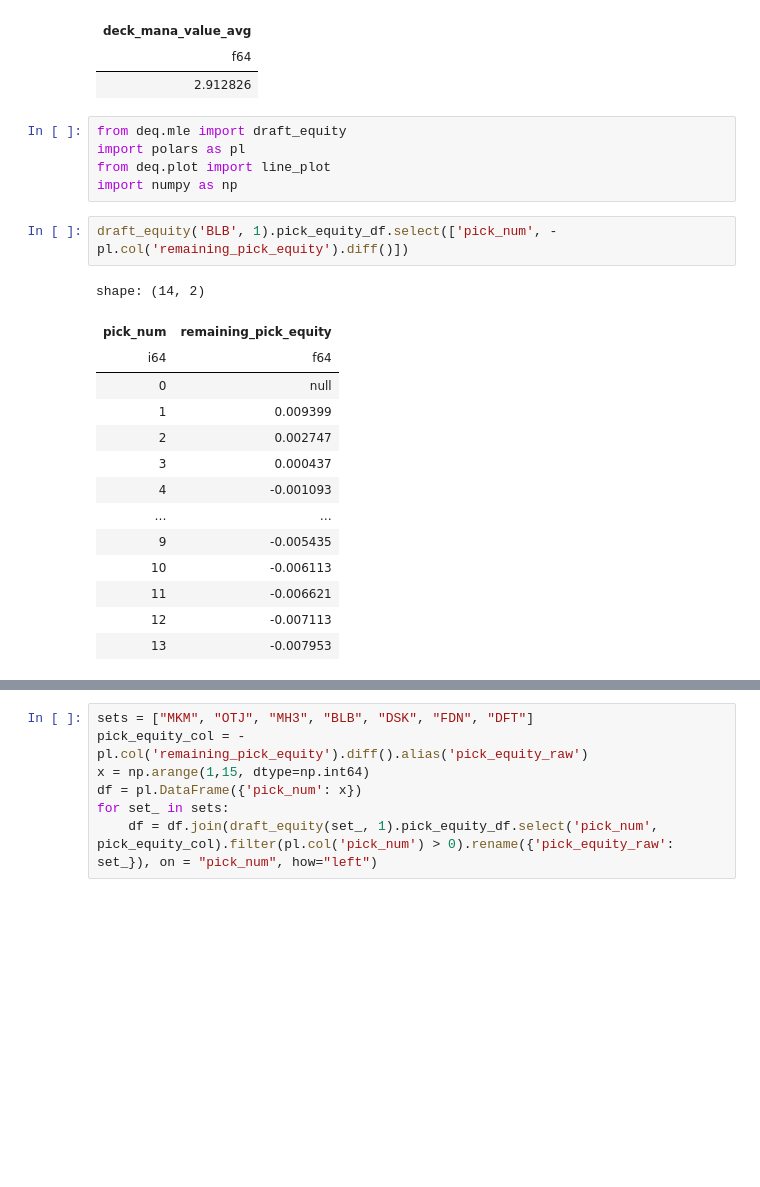
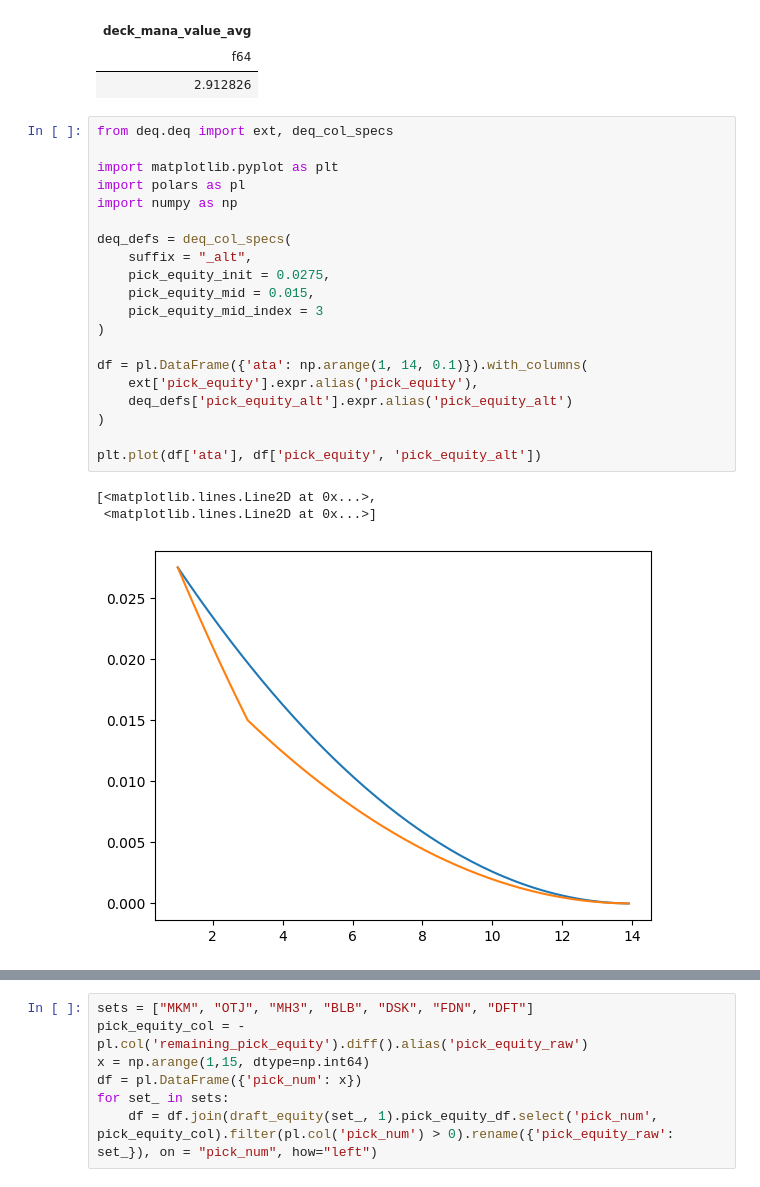
Before and after one commit to oelarnes/deq, a Jupyter notebook: nb/scratch.ipynb, the cells around one changed output, grey strips where cells are left out. Cells and saved outputs as stored; diff of their text form; blank space fills up the shorter version.

```diff
--- a/nb/scratch.ipynb
+++ b/nb/scratch.ipynb
@@ -101,25 +101,27 @@ shape: (1, 1)
 | deck_mana_value_avg |
 | f64 |
 | 2.912826 |
-# %%
-from deq.mle import draft_equity
-import polars as pl
-from deq.plot import line_plot
-import numpy as np
-# %%
-draft_equity('BLB', 1).pick_equity_df.select(['pick_num', -pl.col('remaining_pick_equity').diff()])
-# %% [output]
-shape: (14, 2)
-| pick_num | remaining_pick_equity |
-| i64 | f64 |
-| 0 | null |
-| 1 | 0.009399 |
-| 2 | 0.002747 |
-| 3 | 0.000437 |
-| 4 | -0.001093 |
-| … | … |
-| 9 | -0.005435 |
-| 10 | -0.006113 |
-| 11 | -0.006621 |
-| 12 | -0.007113 |
-| 13 | -0.007953 |
+# %%
+from deq.deq import ext, deq_col_specs
+
+import matplotlib.pyplot as plt
+import polars as pl
+import numpy as np
+
+deq_defs = deq_col_specs(
+    suffix = "_alt",
+    pick_equity_init = 0.0275,
+    pick_equity_mid = 0.015,
+    pick_equity_mid_index = 3
+)
+
+df = pl.DataFrame({'ata': np.arange(1, 14, 0.1)}).with_columns(
+    ext['pick_equity'].expr.alias('pick_equity'),
+    deq_defs['pick_equity_alt'].expr.alias('pick_equity_alt')
+)
+
+plt.plot(df['ata'], df['pick_equity', 'pick_equity_alt'])
+# %% [output]
+[<matplotlib.lines.Line2D at 0x...>,
+ <matplotlib.lines.Line2D at 0x...>]
+[figure, added]
```
Also changed, not shown: parts of 1 cell of this notebook, 7 other files.
